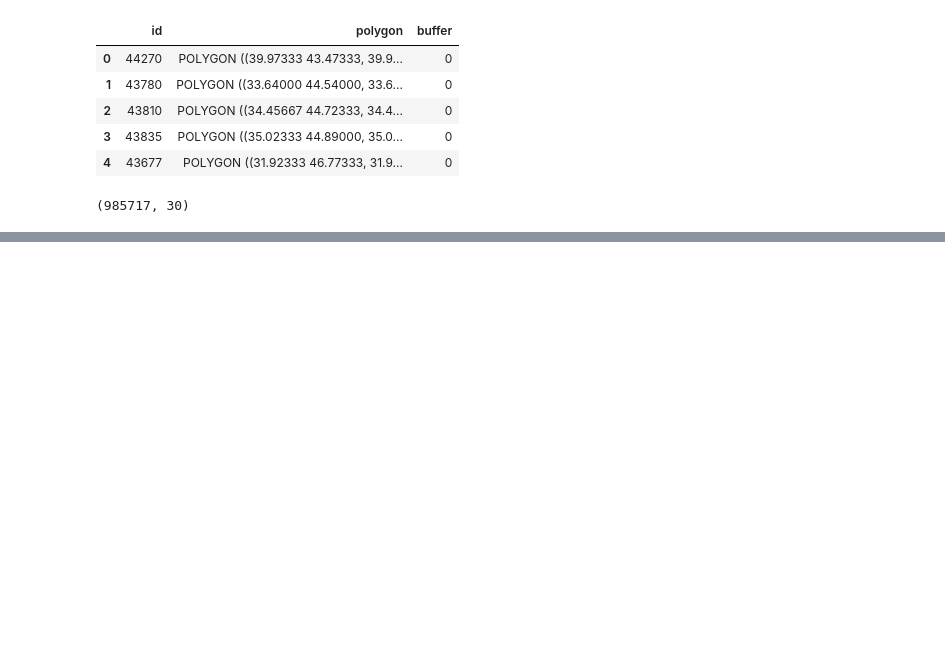
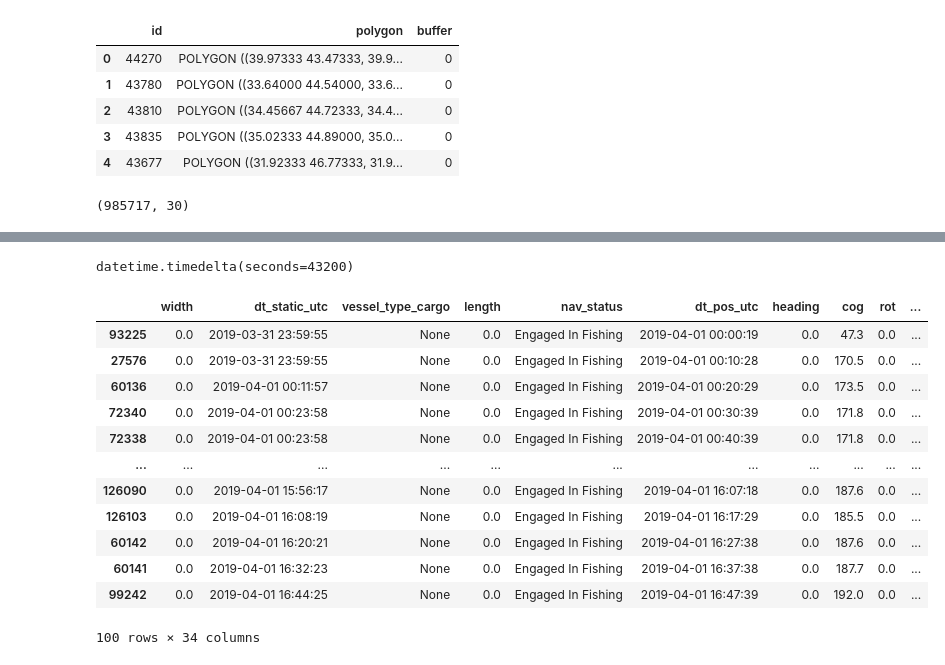
Before and after one commit to InseeFrLab/hackathon-un-2022, a Jupyter notebook: notebooks/ports_sspcloud.ipynb, the cells around one changed output, grey strips where cells are left out. Cells and saved outputs as stored; diff of their text form; code cells hidden in the pictures; blank space fills up the shorter version.

```diff
--- a/notebooks/ports_sspcloud.ipynb
+++ b/notebooks/ports_sspcloud.ipynb
@@ -233,0 +263,3 @@ filtered_df.head()
+# %%
+filtered_df['polygon'] = filtered_df['polygon'].map(polygon_mapping)
+filtered_df.head()
@@ -233,0 +274,40 @@ filtered_df.head()
+# %%
+from datetime import timedelta
+THRESHOLD = timedelta(
+    days=0,
+    seconds=0,
+    microseconds=0,
+    milliseconds=0,
+    minutes=0,
+    hours=12,
+    weeks=0
+)
+THRESHOLD
+# %% [output]
+datetime.timedelta(seconds=43200)
+# %%
+def assign_routes_to_group(x):
+    polygon_diff = x['polygon'].diff().ne(0)
+    time_diff = x['d_dt_pos'] < -1 * THRESHOLD
+    buffer = x['buffer']
+    return (polygon_diff | (time_diff & buffer)).cumsum()
+# %%
+filtered_df['route'] =  filtered_df.groupby('mmsi').apply(
+    assign_routes_to_group
+).reset_index(level=0, drop=True)
+# %%
+filtered_df.head(100)
+# %% [output]
+|  | width | dt_static_utc | vessel_type_cargo | length | nav_status | dt_pos_utc | heading | cog | rot | ... |
+| 93225 | 0.0 | 2019-03-31 23:59:55 | None | 0.0 | Engaged In Fishing | 2019-04-01 00:00:19 | 0.0 | 47.3 | 0.0 | ... |
+| 27576 | 0.0 | 2019-03-31 23:59:55 | None | 0.0 | Engaged In Fishing | 2019-04-01 00:10:28 | 0.0 | 170.5 | 0.0 | ... |
+| 60136 | 0.0 | 2019-04-01 00:11:57 | None | 0.0 | Engaged In Fishing | 2019-04-01 00:20:29 | 0.0 | 173.5 | 0.0 | ... |
+| 72340 | 0.0 | 2019-04-01 00:23:58 | None | 0.0 | Engaged In Fishing | 2019-04-01 00:30:39 | 0.0 | 171.8 | 0.0 | ... |
+| 72338 | 0.0 | 2019-04-01 00:23:58 | None | 0.0 | Engaged In Fishing | 2019-04-01 00:40:39 | 0.0 | 171.8 | 0.0 | ... |
+| ... | ... | ... | ... | ... | ... | ... | ... | ... | ... | ... |
+| 126090 | 0.0 | 2019-04-01 15:56:17 | None | 0.0 | Engaged In Fishing | 2019-04-01 16:07:18 | 0.0 | 187.6 | 0.0 | ... |
+| 126103 | 0.0 | 2019-04-01 16:08:19 | None | 0.0 | Engaged In Fishing | 2019-04-01 16:17:29 | 0.0 | 185.5 | 0.0 | ... |
+| 60142 | 0.0 | 2019-04-01 16:20:21 | None | 0.0 | Engaged In Fishing | 2019-04-01 16:27:38 | 0.0 | 187.6 | 0.0 | ... |
+| 60141 | 0.0 | 2019-04-01 16:32:23 | None | 0.0 | Engaged In Fishing | 2019-04-01 16:37:38 | 0.0 | 187.7 | 0.0 | ... |
+| 99242 | 0.0 | 2019-04-01 16:44:25 | None | 0.0 | Engaged In Fishing | 2019-04-01 16:47:39 | 0.0 | 192.0 | 0.0 | ... |
+100 rows × 34 columns
```
Also changed, not shown: parts of 8 cells of this notebook.
